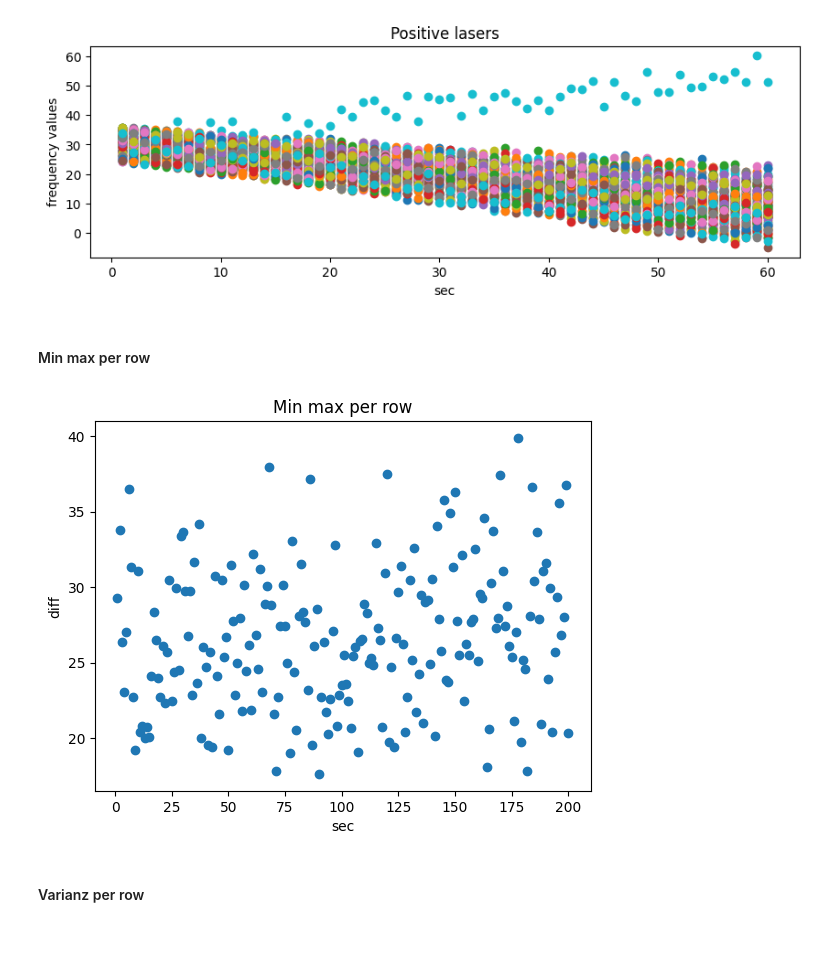
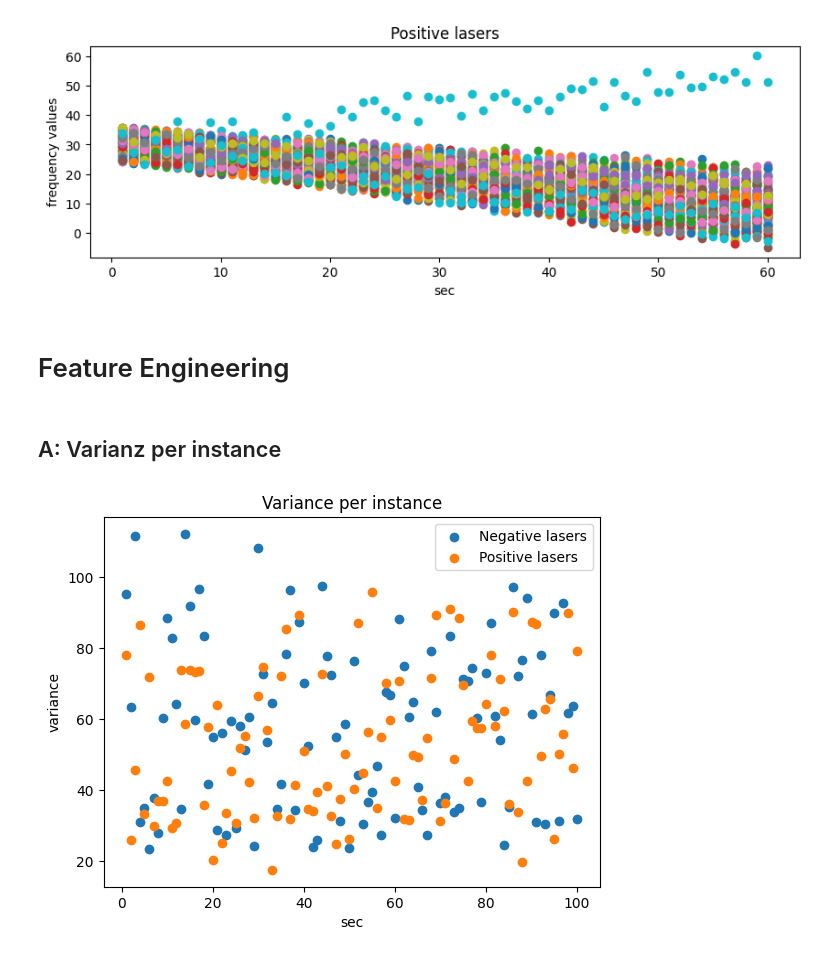
Before and after one commit to MarStreicher/IDA_Laser, a Jupyter notebook: src/data_analysis.ipynb, the cells around one changed output. Cells and saved outputs as stored; diff of their text form; code cells hidden in the pictures.

Commit message:
Added feature engineering idea regression

```diff
--- a/src/data_analysis.ipynb
+++ b/src/data_analysis.ipynb
@@ -159,20 +193,20 @@ plt.show()
 # %% [output]
 [figure]
 [figure]
-# %% [markdown]
-#### Min max per row
+# %% [markdown]
+# Feature Engineering
+# %% [markdown]
+## A: Varianz per instance
 # %%
-min_values = np.min(data, axis=1)
-max_values = np.max(data, axis=1)
+variance_negative = np.var(negative_lasers, ddof=1, axis=1)
+variance_positive = np.var(positive_lasers, ddof=1, axis=1)
 
-difference = max_values - min_values
-
-plt.scatter(np.arange(1,(len(difference)+1)), difference)
+plt.scatter(np.arange(1,(len(variance_negative)+1)), variance_negative, label=f'Negative lasers')
+plt.scatter(np.arange(1,(len(variance_positive)+1)), variance_positive, label=f'Positive lasers')
 plt.xlabel('sec')
-plt.ylabel('diff')
-plt.title('Min max per row')
+plt.ylabel('variance')
+plt.title('Variance per instance')
+plt.legend()
 plt.show()
 # %% [output]
-[figure, old version]
+[figure, new version]
-# %% [markdown]
-#### Varianz per row
```
Also changed, not shown: parts of 12 cells of this notebook.
